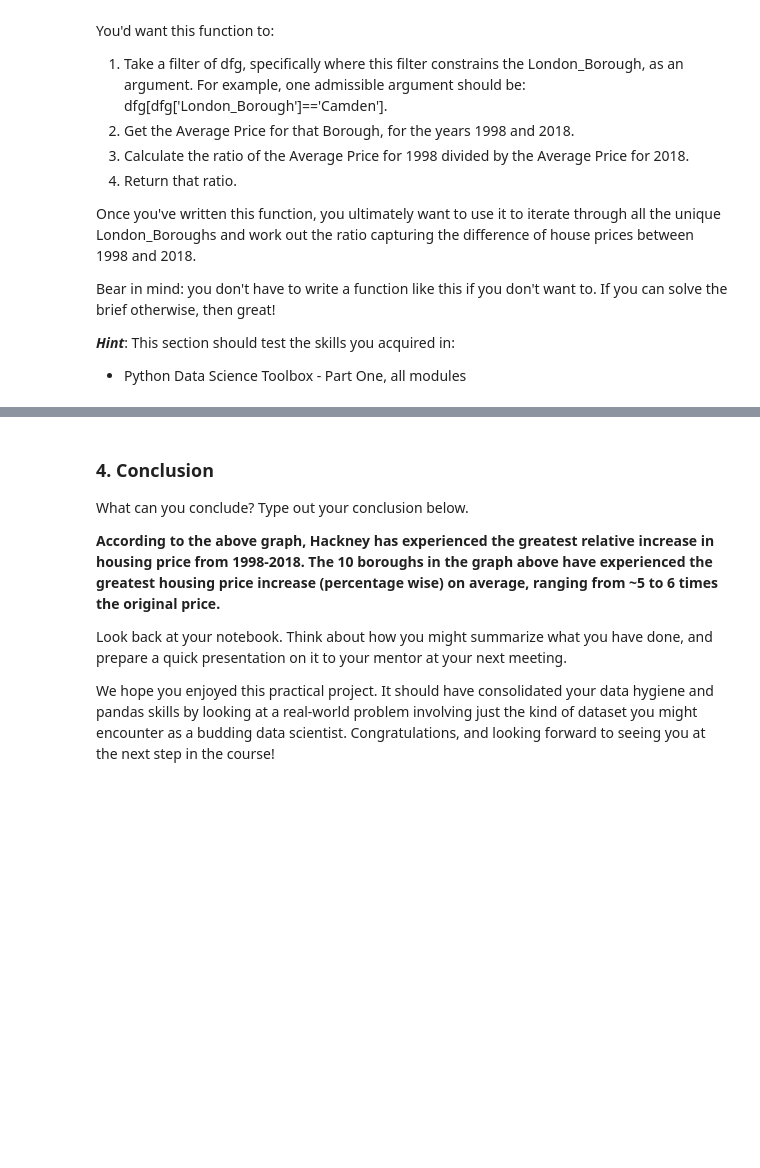
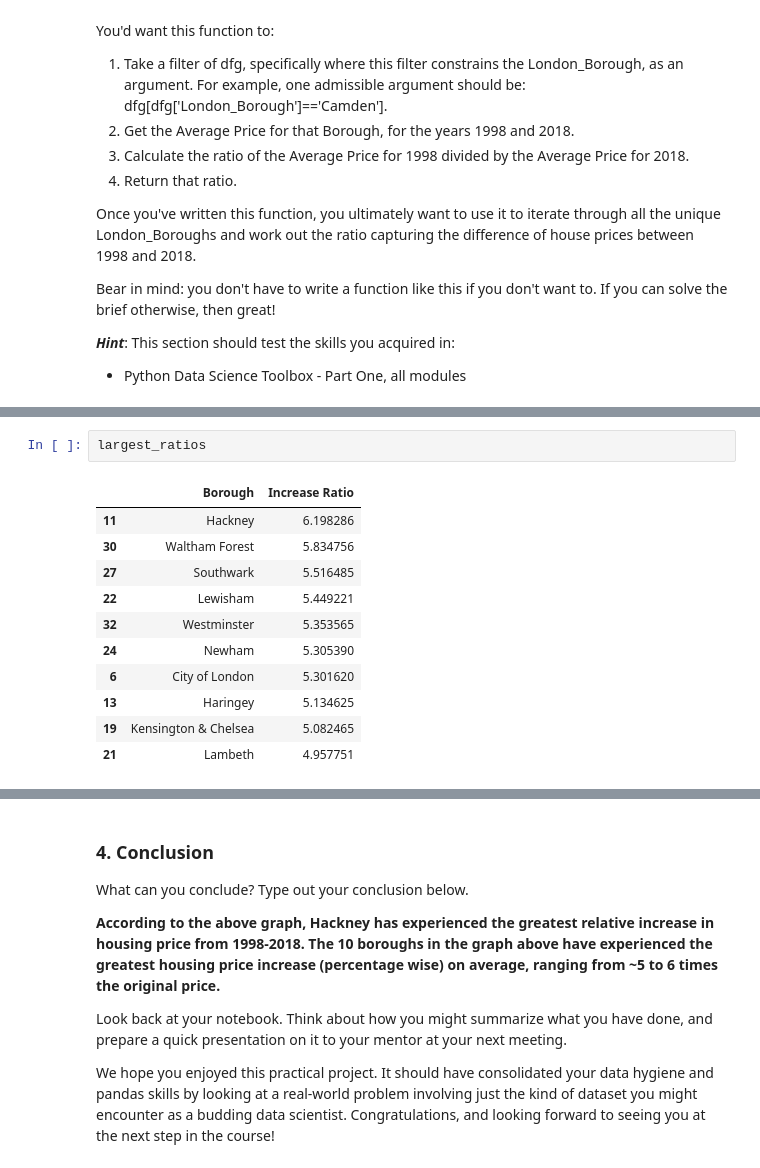
Before and after one commit to achung3071/London-Housing-Case-Study, a Jupyter notebook: London-Housing-Case-Study-Tier-3.ipynb, the cells around one changed output, grey strips where cells are left out. Drawn from its saved outputs; the diff is of its cells as text; blank space fills up the shorter version.

```diff
--- a/London-Housing-Case-Study-Tier-3.ipynb
+++ b/London-Housing-Case-Study-Tier-3.ipynb
@@ -378,0 +379,14 @@ plt.show()
+# %%
+largest_ratios
+# %% [output]
+|  | Borough | Increase Ratio |
+| 11 | Hackney | 6.198286 |
+| 30 | Waltham Forest | 5.834756 |
+| 27 | Southwark | 5.516485 |
+| 22 | Lewisham | 5.449221 |
+| 32 | Westminster | 5.353565 |
+| 24 | Newham | 5.305390 |
+| 6 | City of London | 5.301620 |
+| 13 | Haringey | 5.134625 |
+| 19 | Kensington & Chelsea | 5.082465 |
+| 21 | Lambeth | 4.957751 |
```
Also changed, not shown: parts of 7 cells of this notebook.
